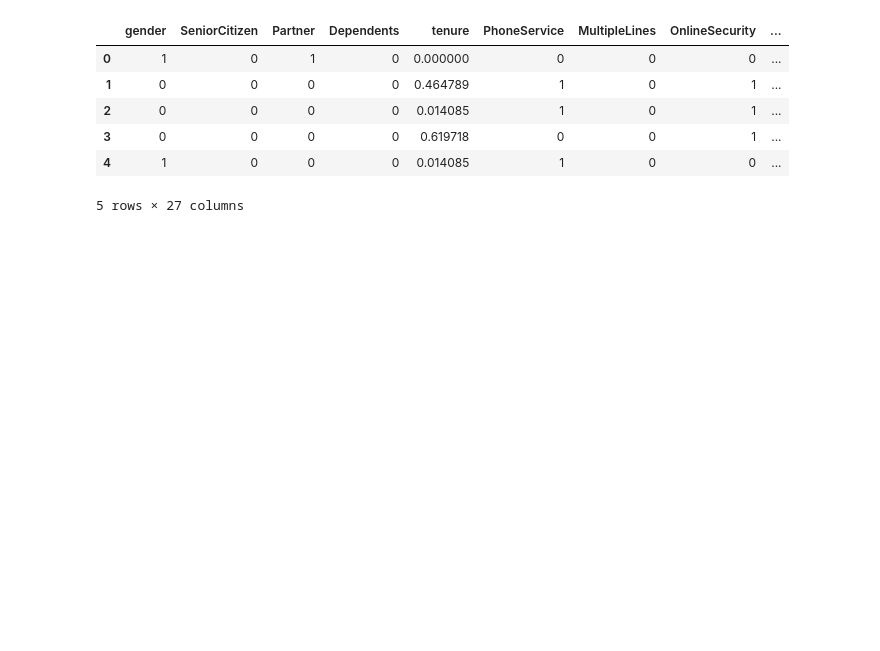
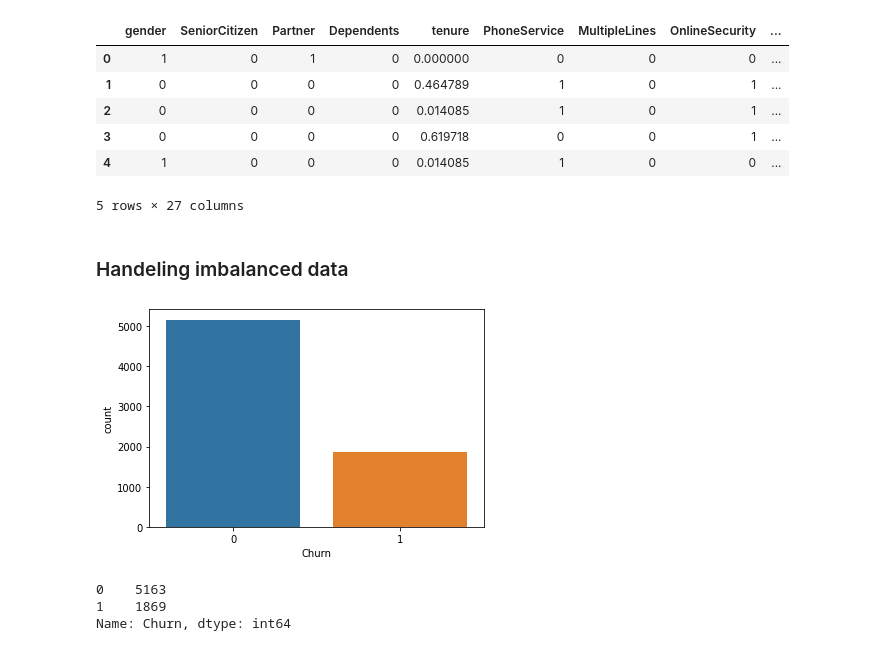
Before and after one commit to das-amlan/Customer-Churn-Prediction, a Jupyter notebook: Customer_churn.ipynb, the cells around one changed output. Saved outputs shown, nothing was run; the diff lists cells and outputs as text; code cells hidden in the pictures; blank space fills up the shorter version.

```diff
--- a/Customer_churn.ipynb
+++ b/Customer_churn.ipynb
@@ -285,3 +320,16 @@ df2.head()
 | 3 | 0 | 0 | 0 | 0 | 0.619718 | 0 | 0 | 1 | ... |
 | 4 | 1 | 0 | 0 | 0 | 0.014085 | 1 | 0 | 0 | ... |
 5 rows × 27 columns
+# %% [markdown]
+### Handeling imbalanced data
+# %%
+sns.countplot("Churn", data = df2)
+plt.show()
+# %% [output]
+[figure, added]
+# %%
+df2['Churn'].value_counts()
+# %% [output]
+0    5163
+1    1869
+Name: Churn, dtype: int64
```
Also changed, not shown: parts of 45 cells of this notebook.
